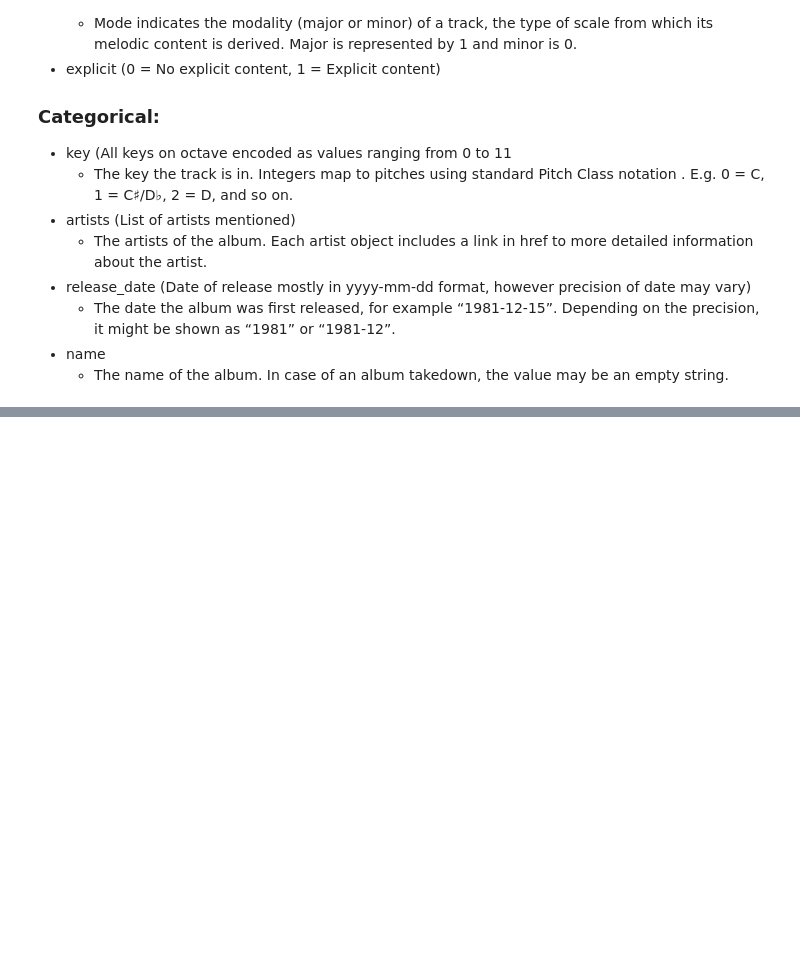
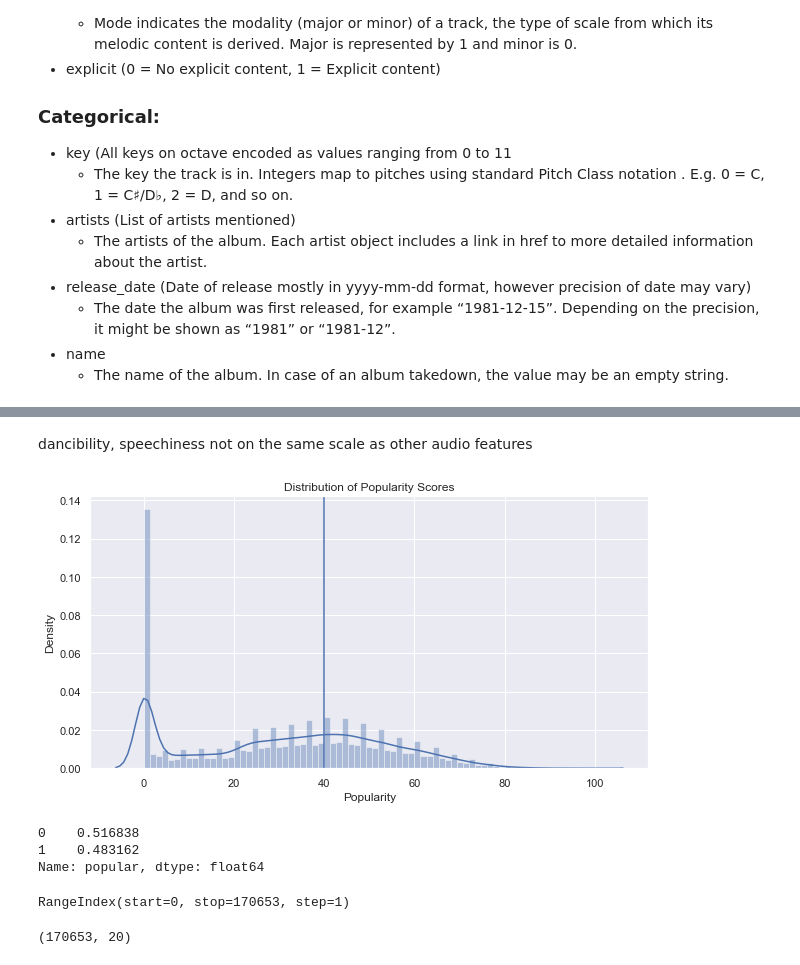
Before and after one commit to data-gab/Song-Popularity-Prediction, a Jupyter notebook: NOTEBOOKS/Modeling.ipynb, the cells around one changed output, grey strips where cells are left out. Saved outputs shown, nothing was run; the diff lists cells and outputs as text; code cells hidden in the pictures; blank space fills up the shorter version.

```diff
--- a/NOTEBOOKS/Modeling.ipynb
+++ b/NOTEBOOKS/Modeling.ipynb
@@ -80,0 +95,21 @@ df = pd.read_csv('../DATA/data.csv', index_col='year', parse_dates=True)
+# %% [markdown]
+dancibility, speechiness not on the same scale as other audio features
+# %%
+fig = plt.figure(figsize=(10,5))
+sns.set(style="darkgrid")
+sns.distplot(df['popularity'], label="Popularity", bins='auto')
+plt.xlabel("Popularity")
+plt.ylabel("Density")
+plt.title("Distribution of Popularity Scores")
+plt.axvline(40)
+plt.show()
+# %% [output]
+[figure, added]
+# %%
+# categorical target
+df['popular'] = (df['popularity'] >= 35).astype('int')
+df['popular'].value_counts(1)
+# %% [output]
+0    0.516838
+1    0.483162
+Name: popular, dtype: float64
@@ -80,0 +118,8 @@ df = pd.read_csv('../DATA/data.csv', index_col='year', parse_dates=True)
+# %%
+df.index
+# %% [output]
+RangeIndex(start=0, stop=170653, step=1)
+# %%
+df.shape
+# %% [output]
+(170653, 20)
```
Also changed, not shown: parts of 65 cells of this notebook, 3 other files.
